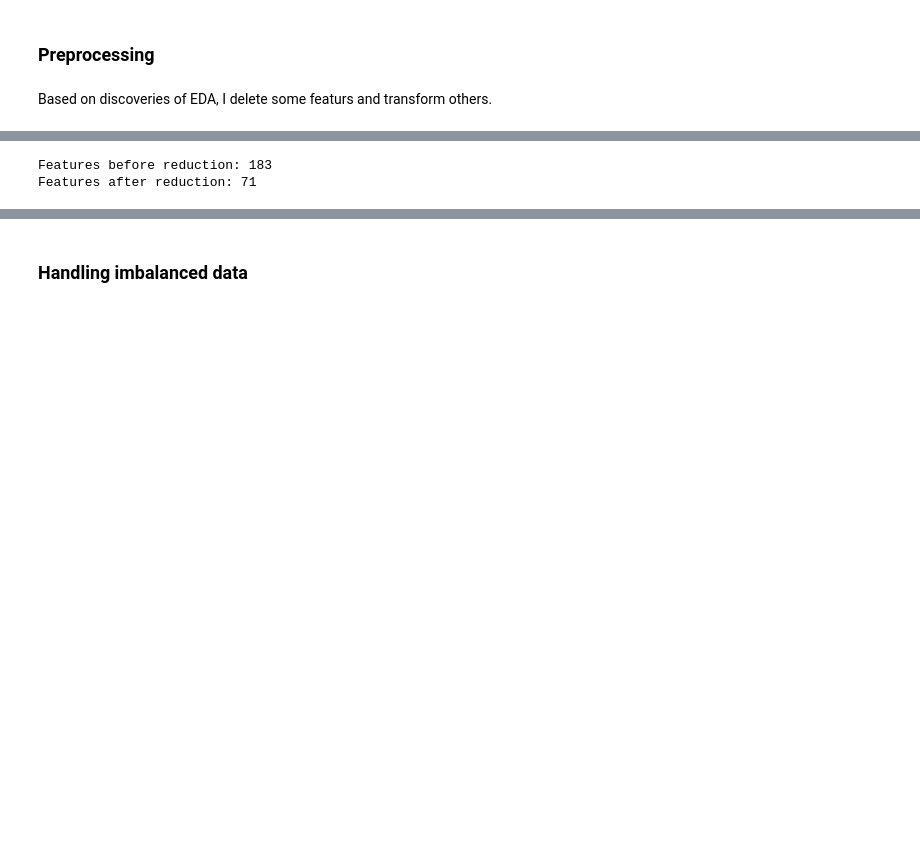
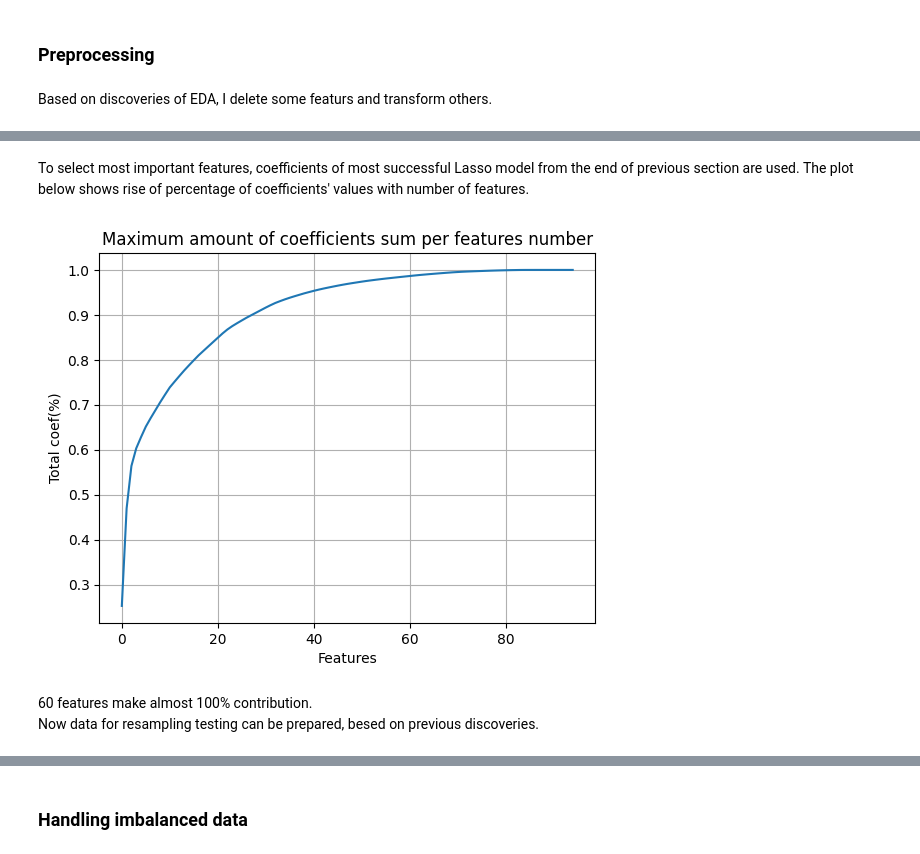
Before and after one commit to ArtemAntonov/Credit-Card-Transactions-Fraud-Detection, a Jupyter notebook: 2. Preprocessing.ipynb, the cells around one changed output, grey strips where cells are left out. Saved outputs shown, nothing was run; the diff lists cells and outputs as text; code cells hidden in the pictures; blank space fills up the shorter version.

```diff
--- a/2. Preprocessing.ipynb
+++ b/2. Preprocessing.ipynb
@@ -1,25 +1,33 @@
 # %%
 import pandas as pd
-pd.options.display.max_columns = None
 import numpy as np
 import matplotlib.pyplot as plt
 import seaborn as sns
-from sklearn.preprocessing import OrdinalEncoder, PolynomialFeatures
-from sklearn.linear_model import LogisticRegression, PassiveAggressiveClassifier, Perceptron, SGDClassifier, RidgeClassifier
-from sklearn.experimental import enable_halving_search_cv
-from sklearn.model_selection import GridSearchCV, RepeatedStratifiedKFold, cross_val_score, train_test_split, HalvingGridSearchCV
-from sklearn.ensemble import RandomForestClassifier, ExtraTreesClassifier, GradientBoostingClassifier, HistGradientBoostingClassifier, AdaBoostClassifier, ExtraTreesClassifier, BaggingClassifier
-from sklearn.svm import SVC
-from sklearn.neighbors import KNeighborsClassifier
+from sklearn.preprocessing import PolynomialFeatures
+from sklearn.linear_model import LogisticRegression, SGDClassifier, LassoCV
+from sklearn.model_selection import GridSearchCV, RepeatedStratifiedKFold, train_test_split
+from sklearn.ensemble import RandomForestClassifier
+from sklearnex.svm import SVC  # sklearn SVC is too slow
+from sklearnex.neighbors import KNeighborsClassifier  # sklearn is too slow
 from sklearn.neural_network import MLPClassifier
-from sklearn.preprocessing import StandardScaler, OneHotEncoder
+from sklearn.preprocessing import StandardScaler
 from sklearn.compose import ColumnTransformer
 from sklearn.pipeline import Pipeline
 from sklearn.naive_bayes import GaussianNB
 from sklearn.tree import DecisionTreeClassifier
 from sklearn.decomposition import PCA
 from sklearn.metrics import f1_score, accuracy_score, recall_score, precision_score
+from sklearn.base import BaseEstimator, TransformerMixin
+from sklearn.utils.class_weight import compute_sample_weight
 from datetime import datetime
 import joblib
+import prince
+from imblearn.under_sampling import NearMiss, EditedNearestNeighbours
+from imblearn.combine import SMOTETomek
+from imblearn.over_sampling import RandomOverSampler, SMOTE, BorderlineSMOTE, ADASYN
+import os
+
+pd.options.display.max_columns = None
+cur_dir = os.getcwd()
 # %% [markdown]
 ### Preprocessing
@@ -121,0 +155,21 @@ def evaluate(title):
+# %% [markdown]
+To select most important features, coefficients of most successful Lasso model from the end of previous section are used. The plot below shows rise of percentage of coefficients' values with number of features.
+# %%
+lasso = joblib.load(cur_dir + '\\saves\\features_selection\\degree_2.jblb')
+
+df_coef = pd.DataFrame()
+df_coef['coef'] = np.abs(lasso.coef_)  # coefficient sign doesn't matter
+df_coef['coef'] = df_coef['coef']/df_coef['coef'].sum()  # for easier interpretation coefficients are translated to parts of 1(sum of all coefficients)
+
+df_coef = df_coef.sort_values(by='coef', ascending=False)  # sorting to get features with biggest importance at the beginning of the list
+
+sns.lineplot(y=df_coef['coef'].cumsum(), x=range(df_coef.shape[0]))
+plt.xlabel('Features')
+plt.ylabel('Total coef(%)')
+plt.title('Maximum amount of coefficients sum per features number')
+plt.grid()
+# %% [output]
+[figure, added]
+# %% [markdown]
+60 features make almost 100% contribution.<br/>
+Now data for resampling testing can be prepared, besed on previous discoveries.
@@ -131,17 +186,0 @@ del df
-# %%
-'''
-selector = ColumnTransformer(
-    transformers=[('pca', PCA(n_components=0.99, copy=False, random_state=1), X_train.select_dtypes(include='number').columns)],
-                    remainder='passthrough', verbose_feature_names_out=False).set_output(transform='pandas')
-'''
-selector = PCA(n_components=0.99, copy=False, random_state=1)
-
-print('Features before reduction:', X_train.shape[1])
-X_train = selector.fit_transform(X_train)
-X_test = selector.transform(X_test)
-print('Features after reduction:', X_train.shape[1])
-X_train_bkp = X_train.copy()
-y_train_bkp = y_train.copy()
-# %% [output]
-Features before reduction: 183
-Features after reduction: 71
```
Also changed, not shown: parts of 72 cells of this notebook, 10 other files.
